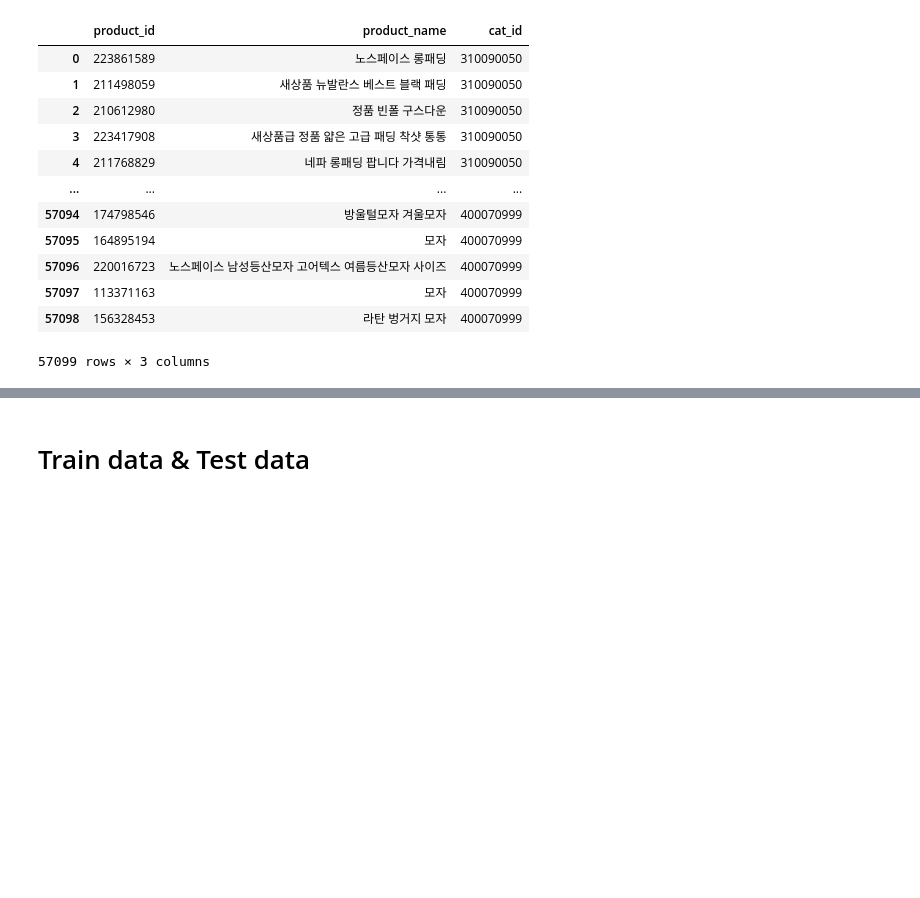
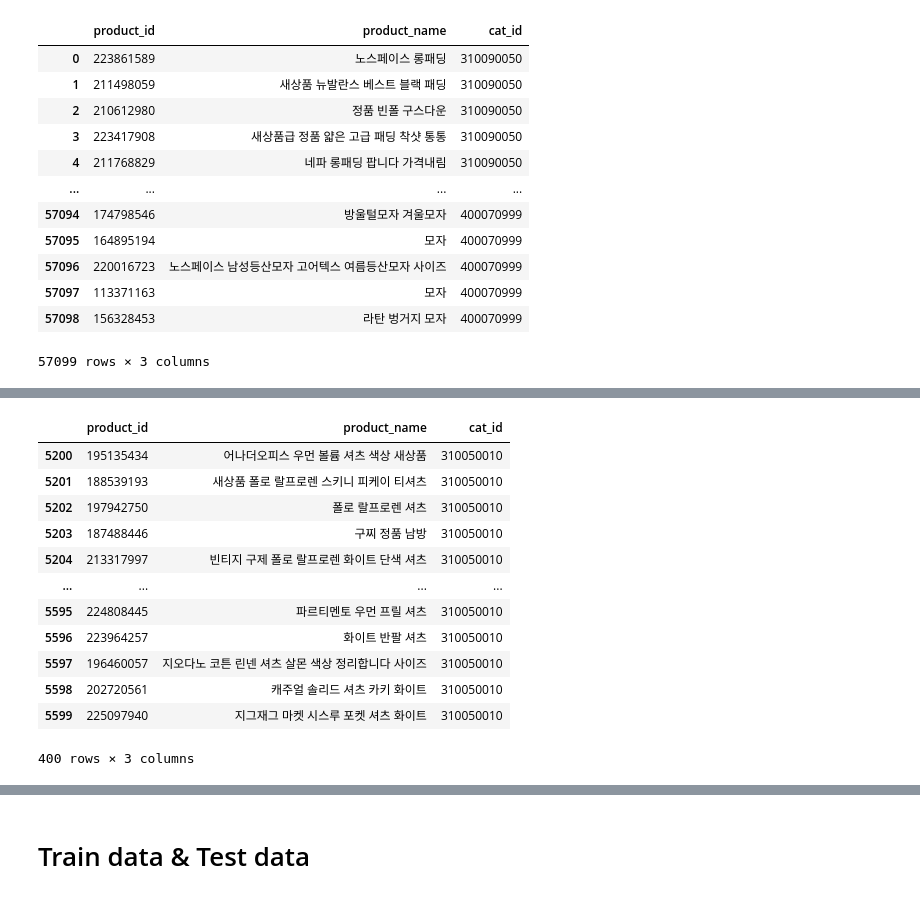
Before and after one commit to LimHeena/TIL, a Jupyter notebook: Practice/kobert_trans하고있음.ipynb, the cells around one changed output, grey strips where cells are left out. Cells and saved outputs as stored; diff of their text form; code cells hidden in the pictures; blank space fills up the shorter version.

```diff
--- a/Practice/kobert_trans하고있음.ipynb
+++ b/Practice/kobert_trans하고있음.ipynb
@@ -192,0 +163,16 @@ data
+# %%
+data[data['cat_id'] ==310050010]
+# %% [output]
+|  | product_id | product_name | cat_id |
+| 5200 | 195135434 | 어나더오피스 우먼 볼륨 셔츠 색상 새상품 | 310050010 |
+| 5201 | 188539193 | 새상품 폴로 랄프로렌 스키니 피케이 티셔츠 | 310050010 |
+| 5202 | 197942750 | 폴로 랄프로렌 셔츠 | 310050010 |
+| 5203 | 187488446 | 구찌 정품 남방 | 310050010 |
+| 5204 | 213317997 | 빈티지 구제 폴로 랄프로렌 화이트 단색 셔츠 | 310050010 |
+| ... | ... | ... | ... |
+| 5595 | 224808445 | 파르티멘토 우먼 프릴 셔츠 | 310050010 |
+| 5596 | 223964257 | 화이트 반팔 셔츠 | 310050010 |
+| 5597 | 196460057 | 지오다노 코튼 린넨 셔츠 살몬 색상 정리합니다 사이즈 | 310050010 |
+| 5598 | 202720561 | 캐주얼 솔리드 셔츠 카키 화이트 | 310050010 |
+| 5599 | 225097940 | 지그재그 마켓 시스루 포켓 셔츠 화이트 | 310050010 |
+400 rows × 3 columns
```
Also changed, not shown: parts of 57 cells of this notebook.
